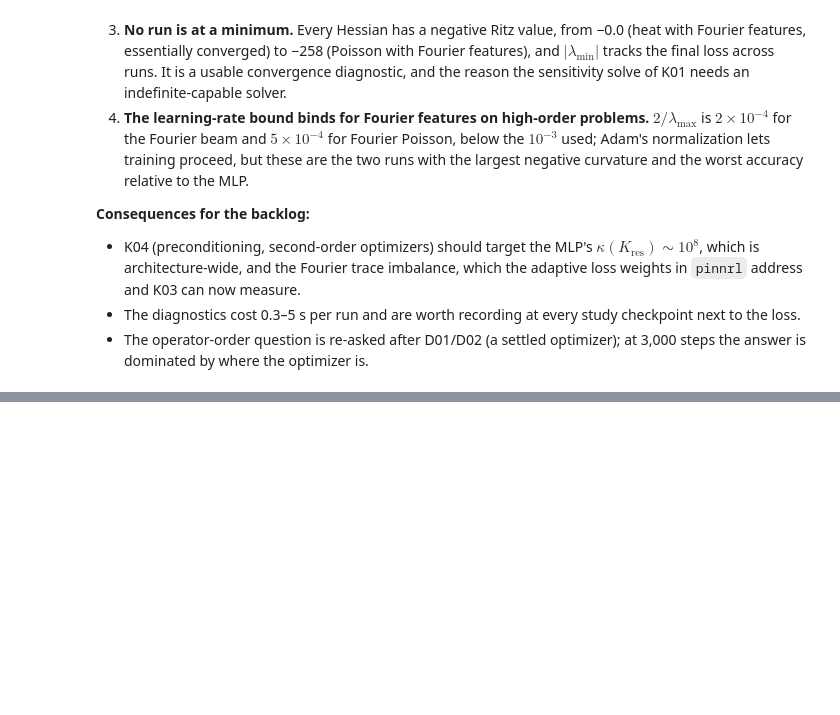
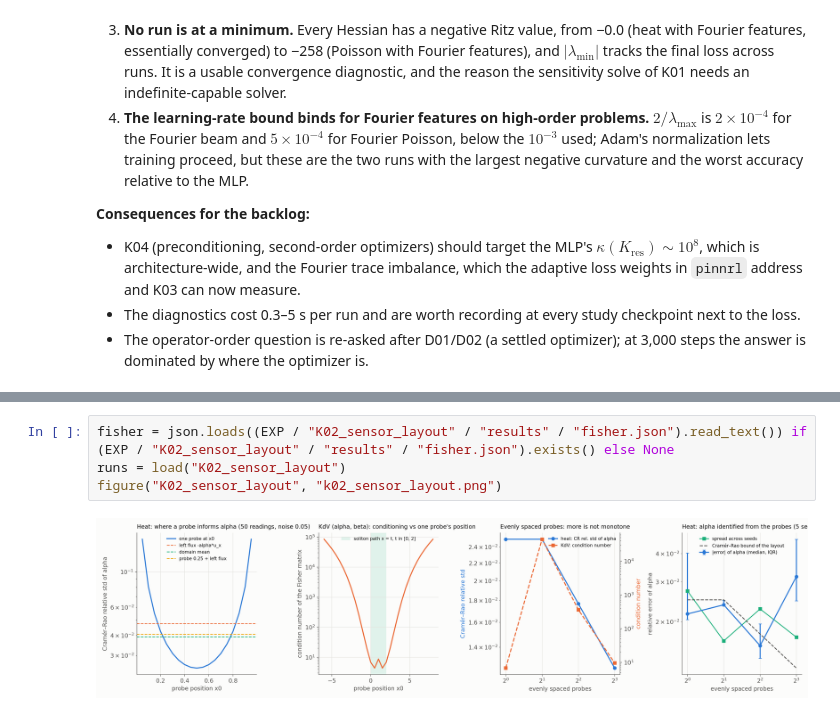
Before and after one commit to josegarciav/PINNs-RL-PDE, a Jupyter notebook: notebooks/07_conditioning.ipynb, the cells around one changed output, grey strips where cells are left out. Cells and saved outputs as stored; diff of their text form; blank space fills up the shorter version.

```diff
--- a/notebooks/07_conditioning.ipynb
+++ b/notebooks/07_conditioning.ipynb
@@ -371,0 +378,6 @@ if runs:
+# %%
+fisher = json.loads((EXP / "K02_sensor_layout" / "results" / "fisher.json").read_text()) if (EXP / "K02_sensor_layout" / "results" / "fisher.json").exists() else None
+runs = load("K02_sensor_layout")
+figure("K02_sensor_layout", "k02_sensor_layout.png")
+# %% [output]
+[figure, added]
```
Also changed, not shown: parts of 9 cells of this notebook, 1 other file.
